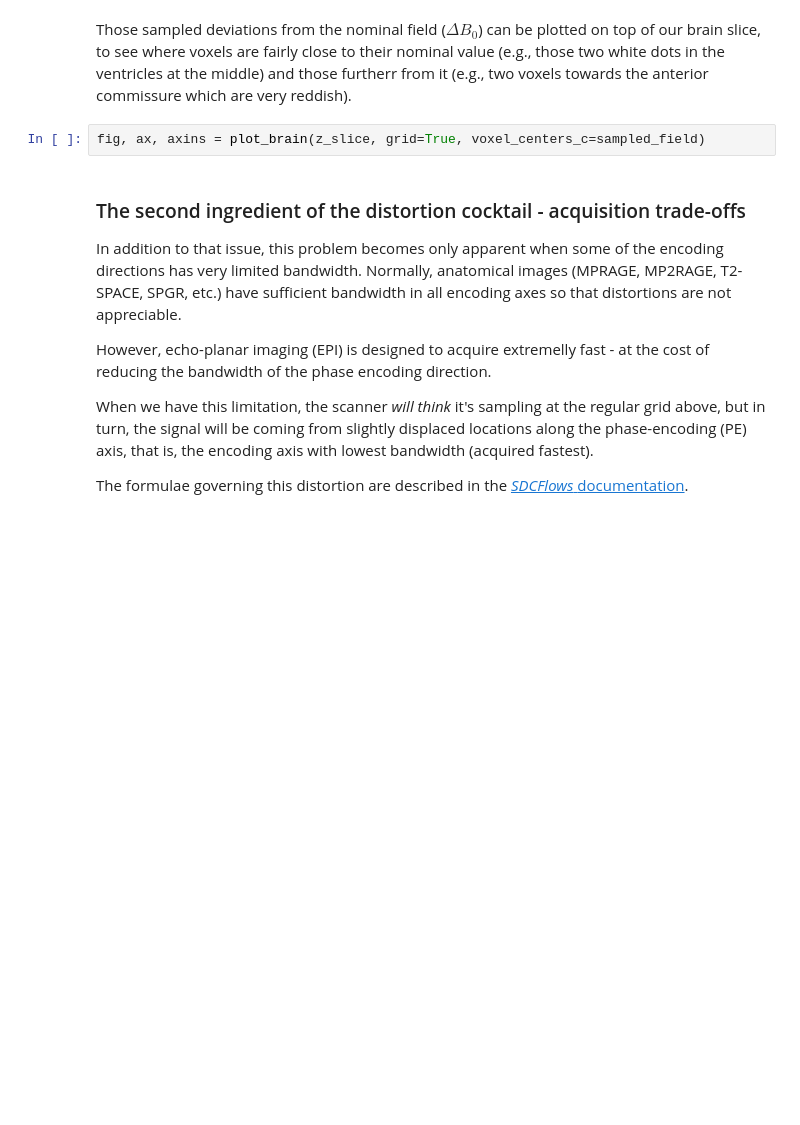
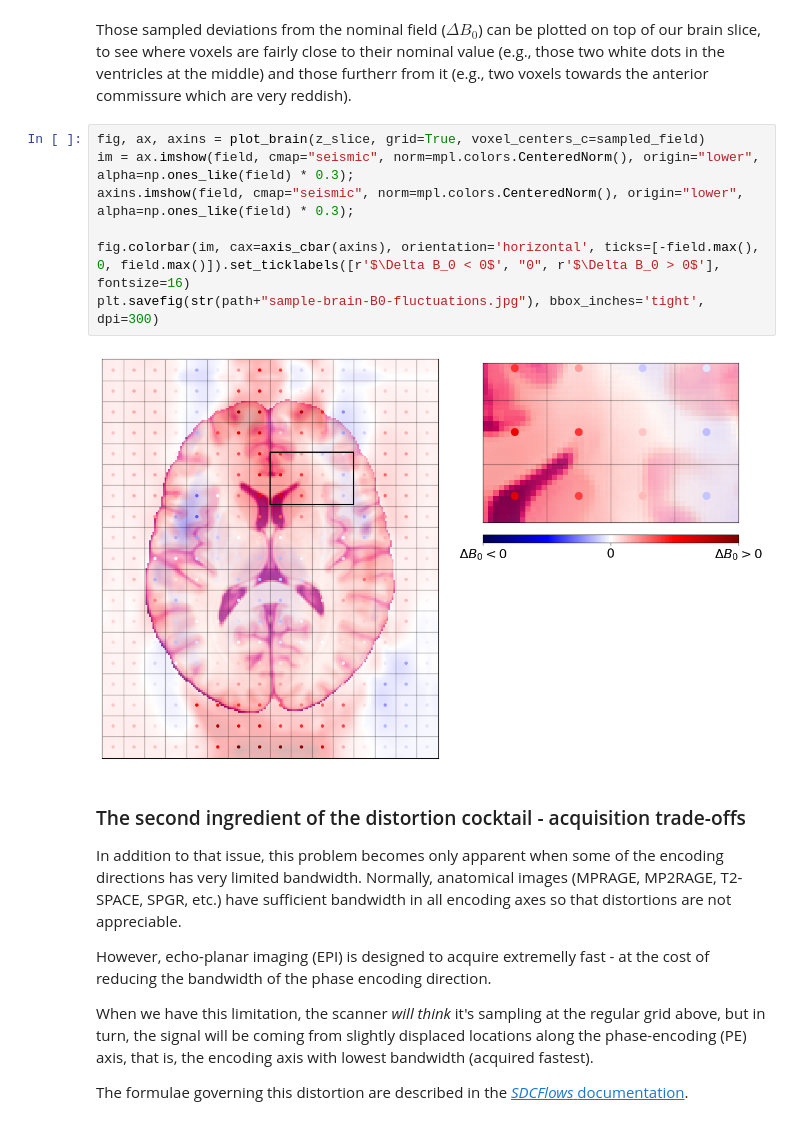
Before and after one commit to nipreps/sdcflows, a Jupyter notebook: docs/notebooks/SDC - Theory and physics.ipynb, the cells around one changed output. Cells and saved outputs as stored; diff of their text form; blank space fills up the shorter version.

```diff
--- a/docs/notebooks/SDC - Theory and physics.ipynb
+++ b/docs/notebooks/SDC - Theory and physics.ipynb
@@ -124,6 +173,13 @@ ax.imshow(field, cmap="seismic", origin="lower", alpha=np.ones_like(field) * 0.3
 Those sampled deviations from the nominal field ($\Delta B_\text{0}$) can be plotted on top of our brain slice, to see where voxels are fairly close to their nominal value (e.g., those two white dots in the ventricles at the middle) and those furtherr from it (e.g., two voxels towards the anterior commissure which are very reddish).
 # %%
 fig, ax, axins = plot_brain(z_slice, grid=True, voxel_centers_c=sampled_field)
+im = ax.imshow(field, cmap="seismic", norm=mpl.colors.CenteredNorm(), origin="lower", alpha=np.ones_like(field) * 0.3);
+axins.imshow(field, cmap="seismic", norm=mpl.colors.CenteredNorm(), origin="lower", alpha=np.ones_like(field) * 0.3);
+
+fig.colorbar(im, cax=axis_cbar(axins), orientation='horizontal', ticks=[-field.max(), 0, field.max()]).set_ticklabels([r'$\Delta B_0 < 0$', "0", r'$\Delta B_0 > 0$'], fontsize=16)
+plt.savefig(str(path+"sample-brain-B0-fluctuations.jpg"), bbox_inches='tight', dpi=300)
+# %% [output]
+[figure, added]
 # %% [markdown]
 ### The second ingredient of the distortion cocktail - acquisition trade-offs
 
```
Also changed, not shown: parts of 18 cells of this notebook.
